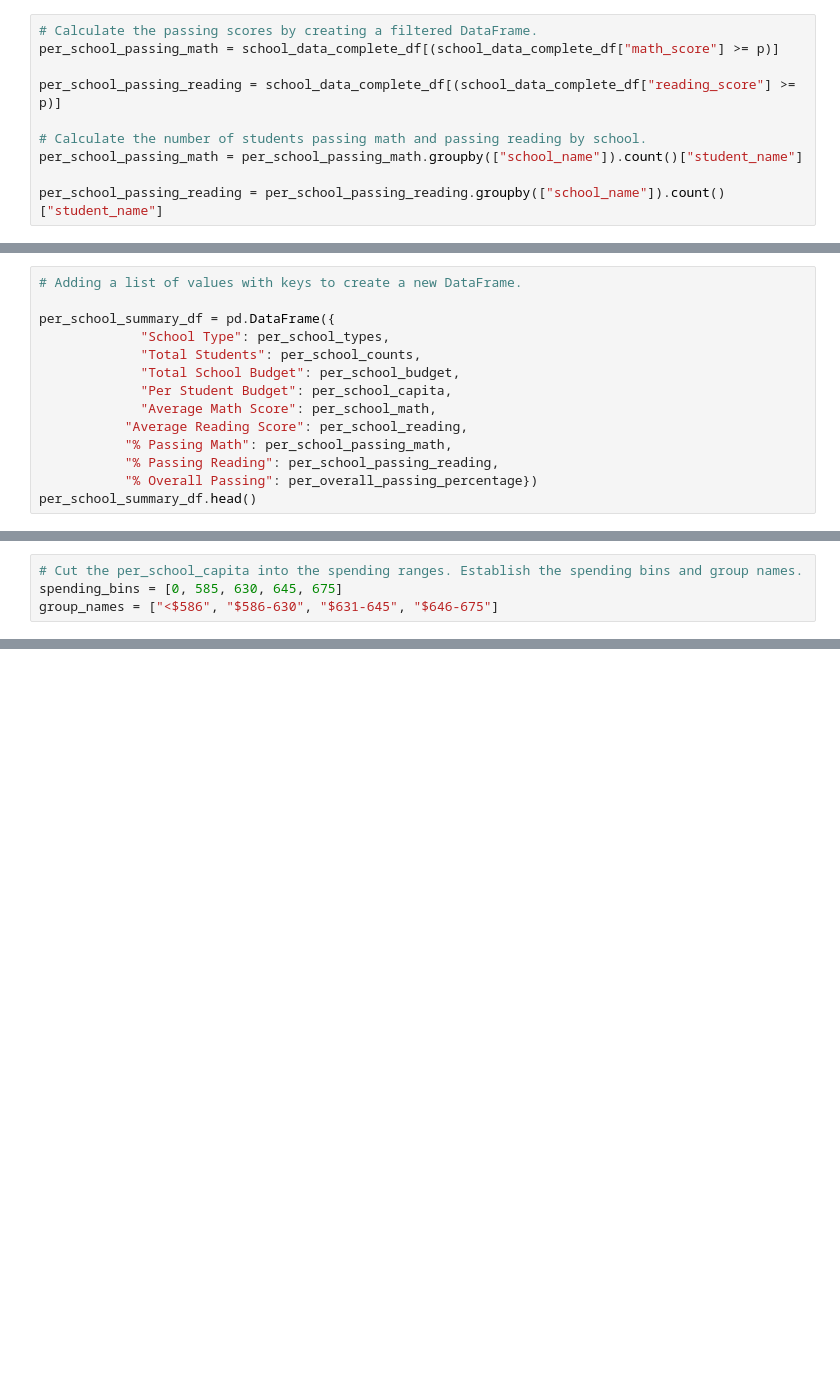
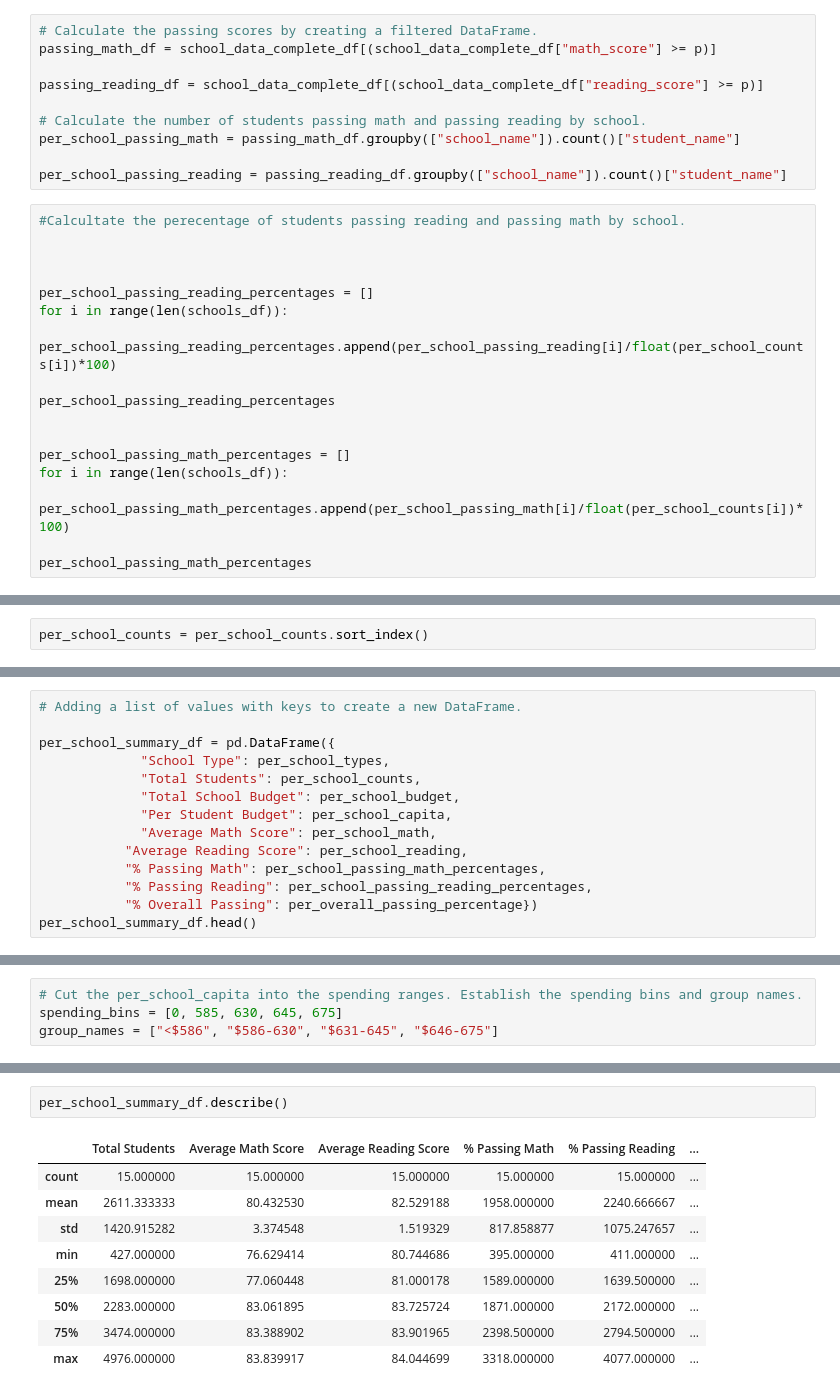
Before and after one commit to mlov1649/School_District_Analysis, a Jupyter notebook: PyCitySchools.ipynb, the cells around one changed output, grey strips where cells are left out. Cells and saved outputs as stored; diff of their text form; blank space fills up the shorter version.

```diff
--- a/PyCitySchools.ipynb
+++ b/PyCitySchools.ipynb
@@ -631,10 +257,27 @@ Name: math_score, dtype: float64
 # %%
 # Calculate the passing scores by creating a filtered DataFrame.
-per_school_passing_math = school_data_complete_df[(school_data_complete_df["math_score"] >= p)]
+passing_math_df = school_data_complete_df[(school_data_complete_df["math_score"] >= p)]
 
-per_school_passing_reading = school_data_complete_df[(school_data_complete_df["reading_score"] >= p)]
+passing_reading_df = school_data_complete_df[(school_data_complete_df["reading_score"] >= p)]
 
 # Calculate the number of students passing math and passing reading by school.
-per_school_passing_math = per_school_passing_math.groupby(["school_name"]).count()["student_name"]
+per_school_passing_math = passing_math_df.groupby(["school_name"]).count()["student_name"]
 
-per_school_passing_reading = per_school_passing_reading.groupby(["school_name"]).count()["student_name"]
+per_school_passing_reading = passing_reading_df.groupby(["school_name"]).count()["student_name"]
+# %%
+#Calcultate the perecentage of students passing reading and passing math by school.
+
+
+
+per_school_passing_reading_percentages = []
+for i in range(len(schools_df)):
+    per_school_passing_reading_percentages.append(per_school_passing_reading[i]/float(per_school_counts[i])*100)
+
+per_school_passing_reading_percentages
+
+
+per_school_passing_math_percentages = []
+for i in range(len(schools_df)):
+    per_school_passing_math_percentages.append(per_school_passing_math[i]/float(per_school_counts[i])*100)
+
+per_school_passing_math_percentages
@@ -641,3 +302,5 @@ per_school_passing_reading = per_school_passing_reading.groupby(["school_name"])
+# %%
+per_school_counts = per_school_counts.sort_index()
 # %%
 # Calculate the students who passed both math and reading.
 per_passing_math_reading = school_data_complete_df[(school_data_complete_df["math_score"] >= p) & (school_data_complete_df["reading_score"] >= p)]
@@ -666,8 +329,8 @@ per_school_summary_df = pd.DataFrame({
              "Per Student Budget": per_school_capita,
              "Average Math Score": per_school_math,
            "Average Reading Score": per_school_reading,
-           "% Passing Math": per_school_passing_math,
-           "% Passing Reading": per_school_passing_reading,
+           "% Passing Math": per_school_passing_math_percentages,
+           "% Passing Reading": per_school_passing_reading_percentages,
            "% Overall Passing": per_overall_passing_percentage})
 per_school_summary_df.head()
 # %% [output]
@@ -1007,0 +666,12 @@ spending_summary_df
+# %%
+per_school_summary_df.describe()
+# %% [output]
+|  | Total Students | Average Math Score | Average Reading Score | % Passing Math | % Passing Reading | ... |
+| count | 15.000000 | 15.000000 | 15.000000 | 15.000000 | 15.000000 | ... |
+| mean | 2611.333333 | 80.432530 | 82.529188 | 1958.000000 | 2240.666667 | ... |
+| std | 1420.915282 | 3.374548 | 1.519329 | 817.858877 | 1075.247657 | ... |
+| min | 427.000000 | 76.629414 | 80.744686 | 395.000000 | 411.000000 | ... |
+| 25% | 1698.000000 | 77.060448 | 81.000178 | 1589.000000 | 1639.500000 | ... |
+| 50% | 2283.000000 | 83.061895 | 83.725724 | 1871.000000 | 2172.000000 | ... |
+| 75% | 3474.000000 | 83.388902 | 83.901965 | 2398.500000 | 2794.500000 | ... |
+| max | 4976.000000 | 83.839917 | 84.044699 | 3318.000000 | 4077.000000 | ... |
```
Also changed, not shown: parts of 65 cells of this notebook.
